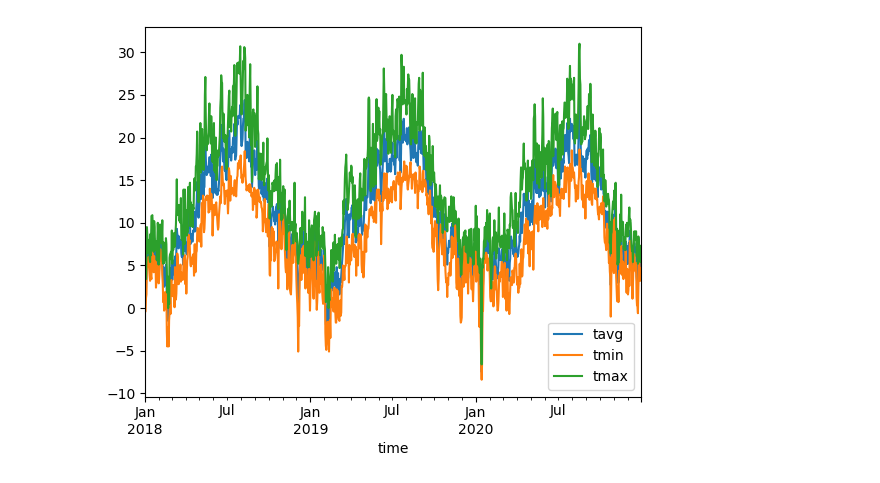
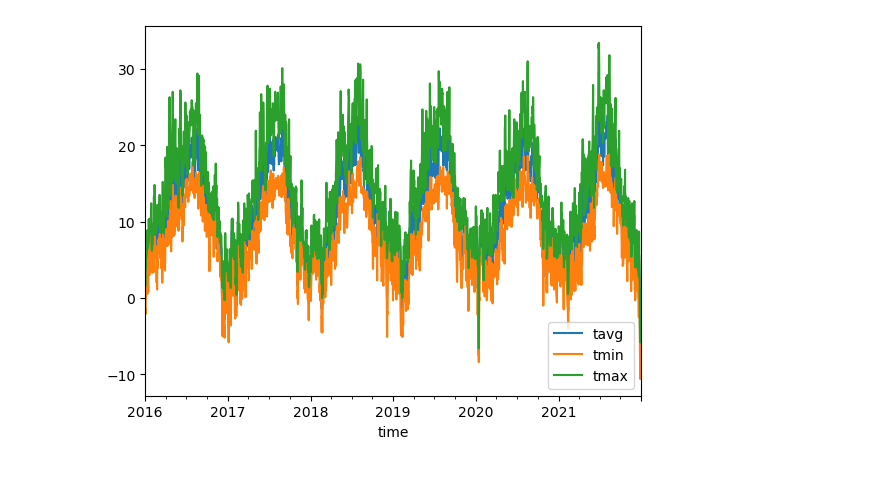
Before and after one commit to rootsnquery/ML-Climate-Project-Template-Fall2022, a Jupyter notebook: src/explore.ipynb, the cells around one changed output. Cells and saved outputs as stored; diff of their text form; code cells hidden in the pictures.

Commit message:
started data cleaning

```diff
--- a/src/explore.ipynb
+++ b/src/explore.ipynb
@@ -39,18 +36,18 @@ from datetime import datetime
 import matplotlib.pyplot as plt
 # %%
 # Set time period
-start = datetime(2018, 1, 1)
-end = datetime(2020, 12, 31)
+start = datetime(2016, 1, 1)
+end = datetime(2021, 12, 31)
 
 # Create Point for Vancouver, BC
 vancouver = Point(49.2497, -123.1193, 70)
 
 # Get daily data for 2018
-data = Daily(vancouver, start, end)
-data = data.fetch()
+vancouver_data = Daily(vancouver, start, end)
+vancouver_data = vancouver_data.fetch()
 
 # Plot line chart including average, minimum and maximum temperature
-data.plot(y=['tavg', 'tmin', 'tmax'])
+vancouver_data.plot(y=['tavg', 'tmin', 'tmax'])
 plt.show()
 # %% [output]
-[figure, old version]
+[figure, new version]
```
Also changed, not shown: parts of 12 cells of this notebook.
